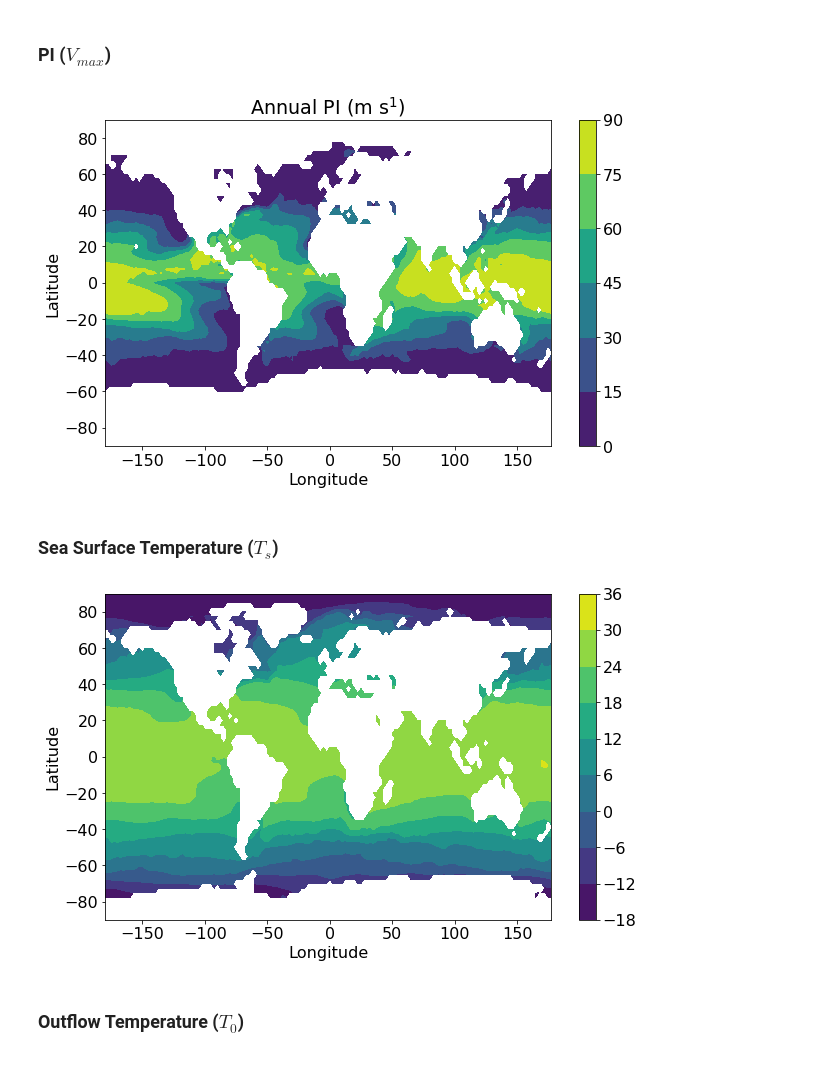
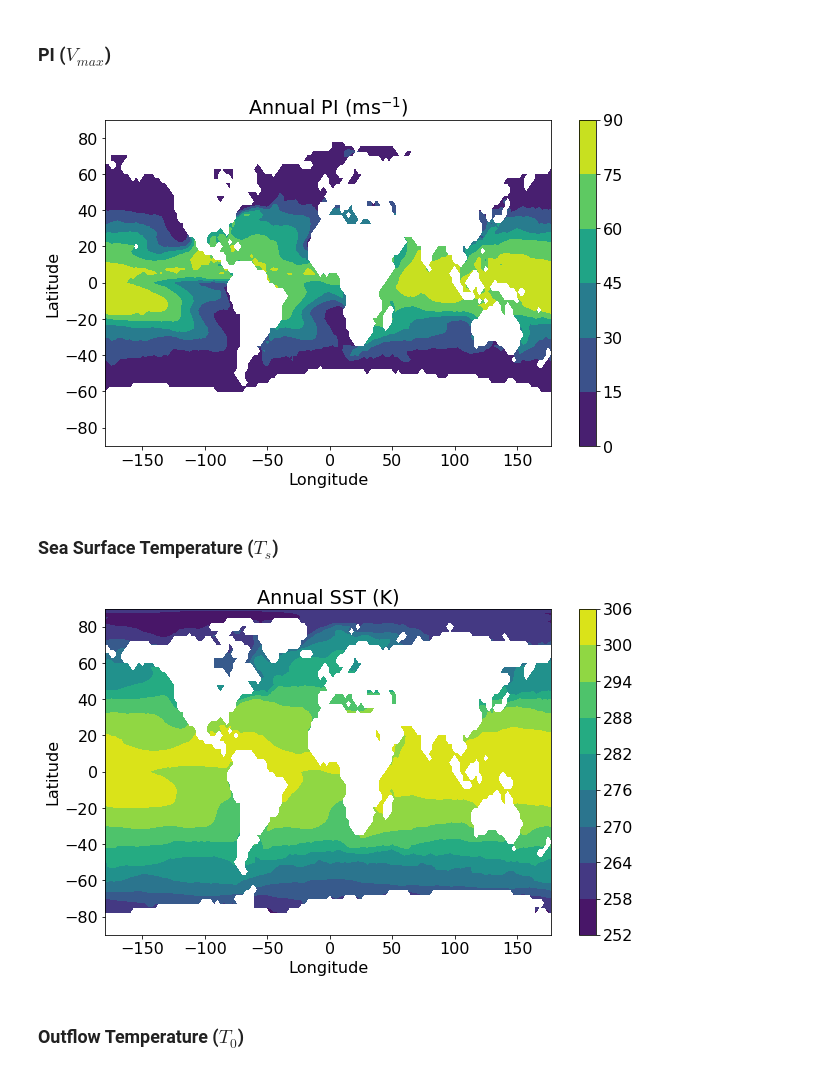
Before and after one commit to dgilford/tcpyPI, a Jupyter notebook: notebooks/sample_output_analyses.ipynb, the cells around one changed output. Saved outputs shown, nothing was run; the diff lists cells and outputs as text; code cells hidden in the pictures.

Commit message:
Fixed some errors, add documentation figures

```diff
--- a/notebooks/sample_output_analyses.ipynb
+++ b/notebooks/sample_output_analyses.ipynb
@@ -259,22 +259,23 @@ plt.figure(figsize=(10,6))
 plt.contourf(full_ds.lon,full_ds.lat,full_ds.vmax.mean(dim=['month']))
 plt.xlabel(full_ds.lon.standard_name)
 plt.ylabel(full_ds.lat.standard_name)
-plt.title('Annual PI (m s$^{1}$)')
+plt.title('Annual PI (ms$^{-1}$)')
 plt.colorbar()
 plt.show()
 # %% [output]
-[figure, old version]
+[figure, new version]
 # %% [markdown]
 ### Sea Surface Temperature ($T_{s}$)
 # %%
 plt.figure(figsize=(10,6))
-plt.contourf(full_ds.lon,full_ds.lat,full_ds.sst.mean(dim=['month']))
+plt.contourf(full_ds.lon,full_ds.lat,273.15+full_ds.sst.mean(dim=['month']))
 plt.xlabel(full_ds.lon.standard_name)
 plt.ylabel(full_ds.lat.standard_name)
+plt.title('Annual SST (K)')
 plt.colorbar()
 plt.show()
 # %% [output]
-[figure, old version]
+[figure, new version]
 # %% [markdown]
 ### Outflow Temperature ($T_0$)
 # %%
```
Also changed, not shown: 9 other files.
